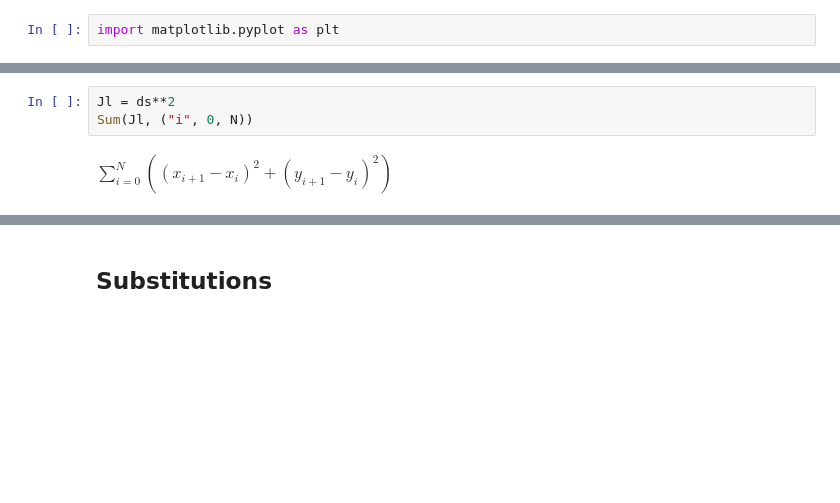
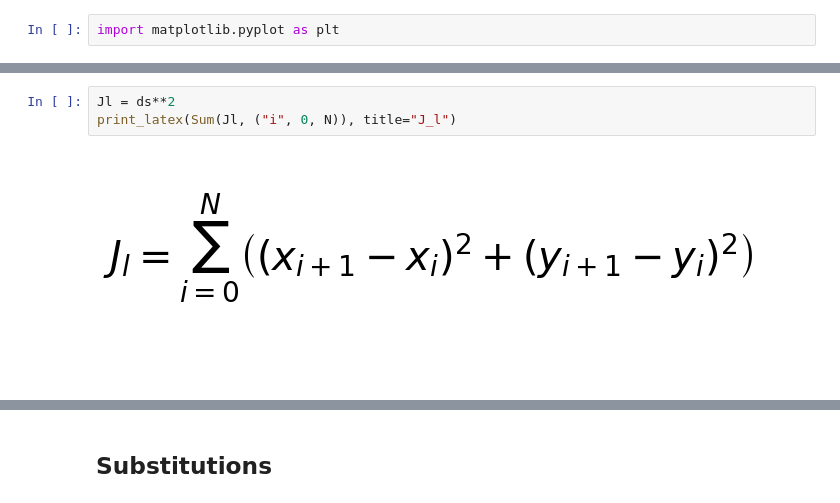
Before and after one commit to giuliovv/trajectory_planning, a Jupyter notebook: trajectory_derivate.ipynb, the cells around one changed output, grey strips where cells are left out. Saved outputs shown, nothing was run; the diff lists cells and outputs as text; blank space fills up the shorter version.

```diff
--- a/trajectory_derivate.ipynb
+++ b/trajectory_derivate.ipynb
@@ -40,7 +40,7 @@ print_latex(ds)
 # %%
 Jl = ds**2
-Sum(Jl, ("i", 0, N))
+print_latex(Sum(Jl, ("i", 0, N)), title="J_l")
 # %% [output]
-$\displaystyle \sum_{i=0}^{N} \left(\left({x}_{i + 1} - {x}_{i}\right)^{2} + \left({y}_{i + 1} - {y}_{i}\right)^{2}\right)$
+[figure, added]
 # %%
 Jp = (sympy.atan((y[i+1]-y[i])/(x[i+1]-x[i]))-sympy.atan((y[i]-y[i-1])/(x[i]-x[i-1])))/(ds)
```
Also changed, not shown: parts of 8 cells of this notebook.
